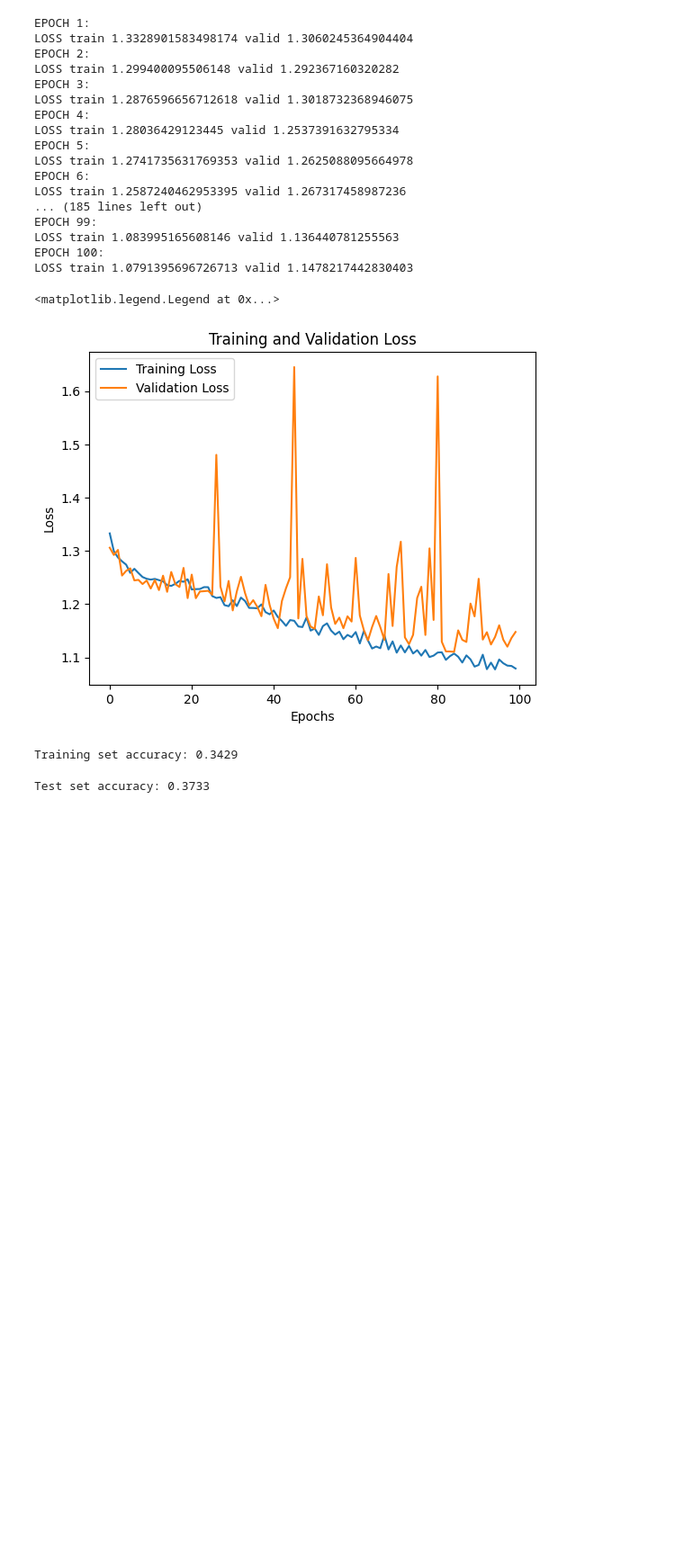
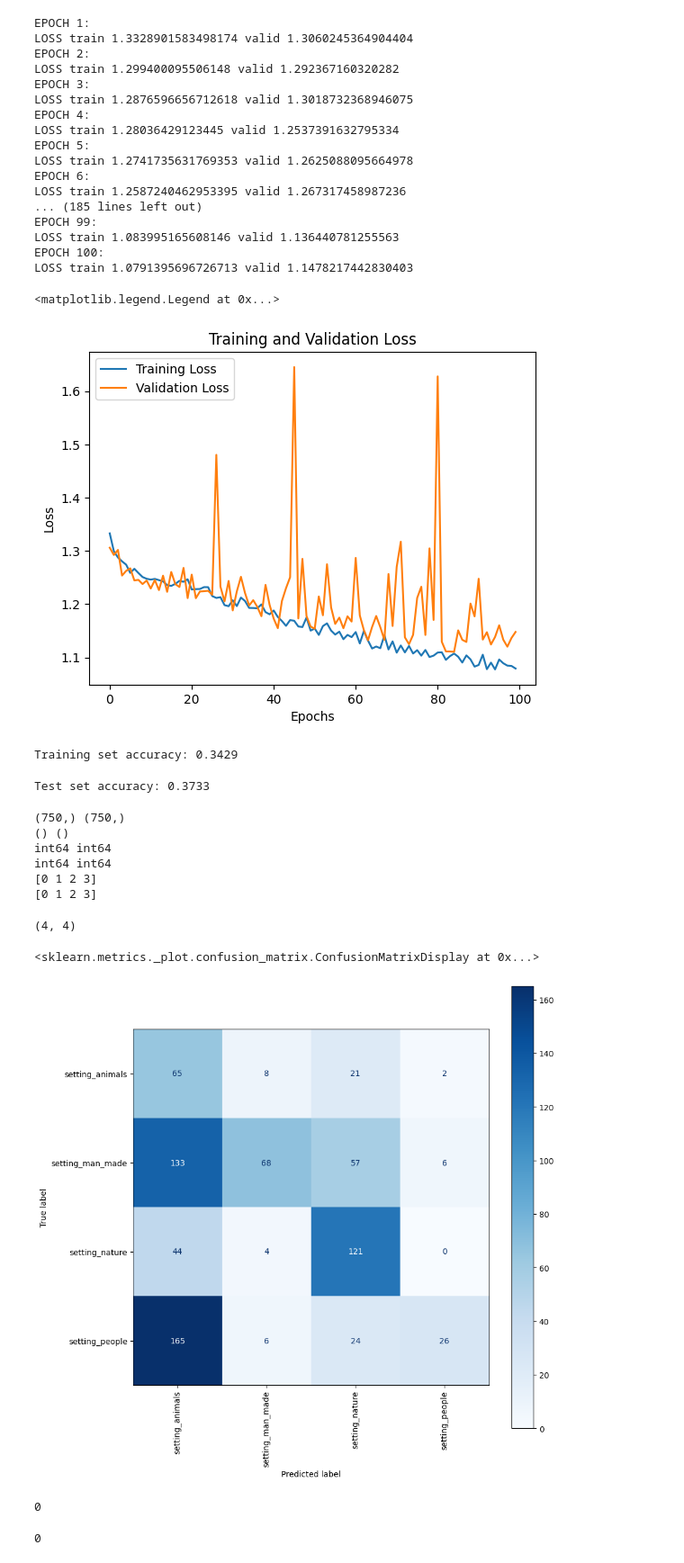
Before and after one commit to vexogon/fivekClassifierModelNew, a Jupyter notebook: mutli_class_model_new_file.ipynb, the cells around one changed output. Shown: that part at 90% size. Saved outputs shown, nothing was run; the diff lists cells and outputs as text; code cells hidden in the pictures; blank space fills up the shorter version.

```diff
--- a/mutli_class_model_new_file.ipynb
+++ b/mutli_class_model_new_file.ipynb
@@ -216,7 +228,7 @@ import torch.nn.functional as F #Saves us recreating a RELU instance every singl
 class Model(nn.Module):
     def __init__(self, num_classes):
         super(Model, self).__init__()
-        self.dropout = nn.Dropout(0.1)
+        self.dropout = nn.Dropout(0.2)
         self.max_pool = nn.MaxPool2d(2, 2)
         self.conv1 = nn.Conv2d(3, 64, kernel_size=5, stride=1, padding=2) # Input channels = 3 (RGB), output channels = 32, kernel size = 5x5, stride = 1, padding = 2 (to keep the spatial dimensions the same)
 
@@ -474,12 +486,16 @@ Training set accuracy: 0.3429
 #Test set evaluation
 model.eval()
 metric = MulticlassAccuracy()
+predictions = []
+labels_list = []
 with torch.no_grad():
     for inputs, labels in test_loader:
         inputs, labels = inputs.to(device), torch.argmax(labels, dim=1).to(device)  # Move inputs and labels to the same device as the model
         outputs = model(inputs)
-        preds = torch.argmax(outputs, dim=1)  # Get the predicted class indices
-        metric.update(preds, labels)  # Update the metric with predictions and true labels
+        prediction = torch.argmax(outputs, dim=1)  # Get the predicted class indices
+        predictions.append(prediction)
+        labels_list.append(labels) #append all labels that appeared during the test set evaluation
+        metric.update(prediction, labels)  # Update the metric with predictions and true labels
 
 accuracy = metric.compute()  # Compute the accuracy
 print(f'Test set accuracy: {accuracy:.4f}')  # Print the accuracy
@@ -487,3 +503,73 @@ print(f'Test set accuracy: {accuracy:.4f}')  # Print the accuracy
 Test set accuracy: 0.3733
 # %%
 torch.save(model.state_dict(), "final_model_mutlilabel.pth")  # Save the final model state dictionary
+# %%
+#Plot a confusion matrix (prepping data for it)
+#https://stackoverflow.com/questions/46953967/multilabel-indicator-is-not-supported-for-confusion-matrix
+#https://scikit-learn.org/stable/modules/generated/sklearn.metrics.confusion_matrix.html
+
+# Concatenate all predictions and labels into a single tensor (currently they are lists of tensors)
+
+#Basically by counting the amount of each class number that appear in this tensor, we can get the confusion matrix  (cell below)
+all_predictions_tensor = torch.cat(predictions, dim=0) # Concatenate all predictions that appeared in the test set into a single tensor
+all_labels_tensor = torch.cat(labels_list, dim=0)  # Concatenate all labels that appeared in the test set into a single tensor
+
+
+# Convert to CPU tensors then to numpy arrays for confusion matrix
+all_predictions_tensor = all_predictions_tensor.cpu().numpy()
+all_labels_tensor = all_labels_tensor.cpu().numpy()
+print(all_predictions_tensor.shape, all_labels_tensor.shape)  # Check the shapes of the tensors
+print(all_predictions_tensor[0].shape, all_labels_tensor[0].shape) # Check the shape of the first prediction and label tensors
+
+
+#Data datatype before argmax, they are one-hot encoded tensors (boolean tensors) no good for confusion matrix
+print(all_predictions_tensor.dtype, all_predictions_tensor.dtype)
+
+# Argmax to convert one-hot encoded predictions and labels to a list of predicted and actual labels as integers
+print(all_predictions_tensor.dtype, all_labels_tensor.dtype)
+
+
+print(np.unique(all_predictions_tensor))
+print(np.unique(all_labels_tensor)) #Aah, there were only 7 unique labels in the test set
+# so we need to make sure the confusion matrix doesn't drop the 'empty labels' because the model might still have predicted them, but it could have been wrong
+# %% [output]
+(750,) (750,)
+() ()
+int64 int64
+int64 int64
+[0 1 2 3]
+[0 1 2 3]
+# %%
+display_labels = df.columns[1:]  # Exclude the first column (img_name) for display labels
+from sklearn.metrics import confusion_matrix, ConfusionMatrixDisplay
+
+# Compute confusion matrix
+cm = confusion_matrix(all_labels_tensor, all_predictions_tensor, labels=np.arange(len(display_labels)))
+#np.arrange basically just creates an array of length of display_labels (array of 15 elements, 0 to 14) which are the labels for the possible labels in the dataset, so the confusion matrix will have 15 rows and 15 columns, one for each label
+
+#Without display_labels the confusion matrix would only render the labels that were actually predicted, so if a label was never predicted, it would not appear in the confusion matrix, which is not what we want
+
+#15 labels, so 15x15 matrix
+print(cm.shape)
+
+matrix = ConfusionMatrixDisplay(confusion_matrix=cm,display_labels=display_labels) #disiplay_labels are the text labels (from column names) for the confusion matrix, these are the labels we want to display on the x and y axis of the confusion matrix, these are the same order as the labels we used for confusion matrix computation above,thanks to np.arrange(), so they will line up correctly
+
+_, ax = plt.subplots(figsize=(10, 10))  # Create a figure and axis for the confusion matrix plot (much larger than default
+matrix.plot(cmap='Blues', values_format='d', ax=ax, xticks_rotation=90)  # Plot the confusion matrix with blue color map and integer format
+# %% [output]
+(4, 4)
+<sklearn.metrics._plot.confusion_matrix.ConfusionMatrixDisplay at 0x...>
+[figure, added]
+# %%
+count_all_zeros = (df == 0).all(axis=1).sum()
+
+print(count_all_zeros)
+# %% [output]
+0
+# %%
+# Count rows where more than one column has value 1
+count_more_than_one_1 = (df == 1).sum(axis=1).gt(1).sum()
+
+print(count_more_than_one_1)
+# %% [output]
+0
```
Also changed, not shown: parts of 2 cells of this notebook.
